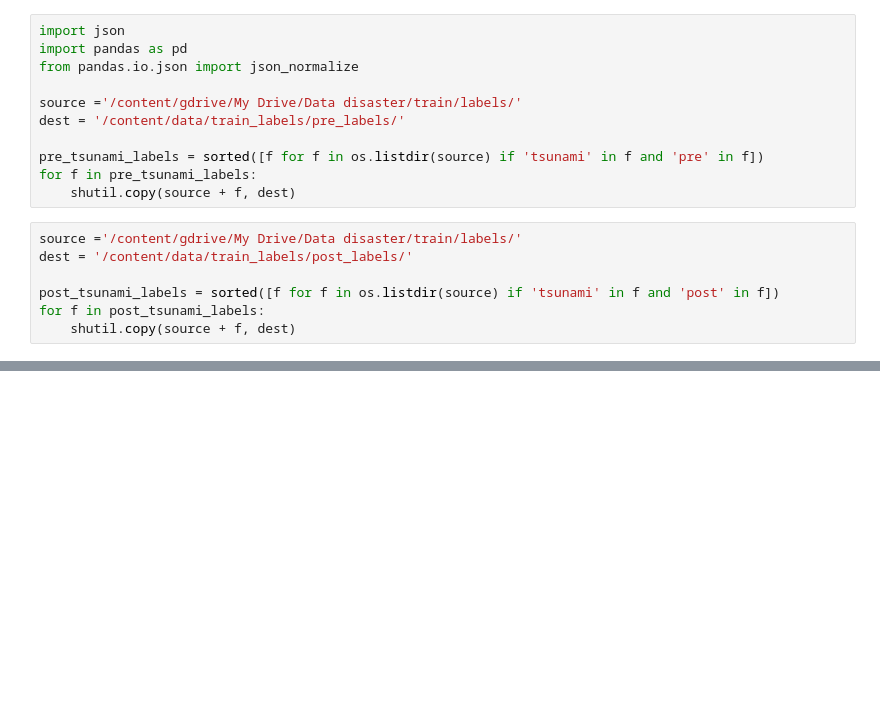
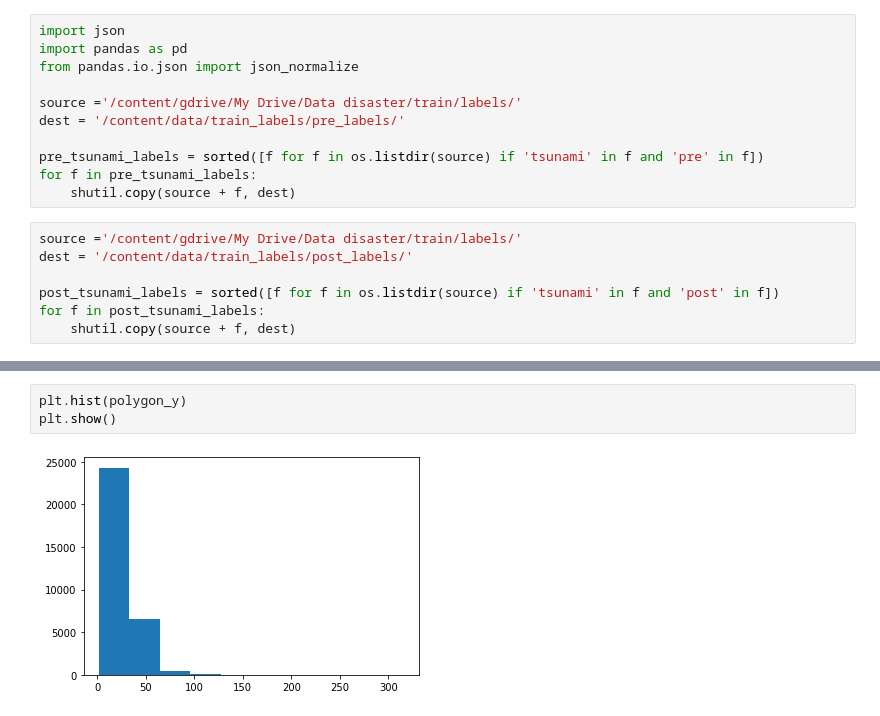
Before and after one commit to imansrf/disaster_area_identification, a Jupyter notebook: Identification_Disaster__Area.ipynb, the cells around one changed output, grey strips where cells are left out. Saved outputs shown, nothing was run; the diff lists cells and outputs as text; blank space fills up the shorter version.

```diff
--- a/Identification_Disaster__Area.ipynb
+++ b/Identification_Disaster__Area.ipynb
@@ -89,0 +260,5 @@ for f in post_tsunami_labels:
+# %%
+plt.hist(polygon_y)
+plt.show()
+# %% [output]
+[figure, added]
```
Also changed, not shown: parts of 26 cells of this notebook.
